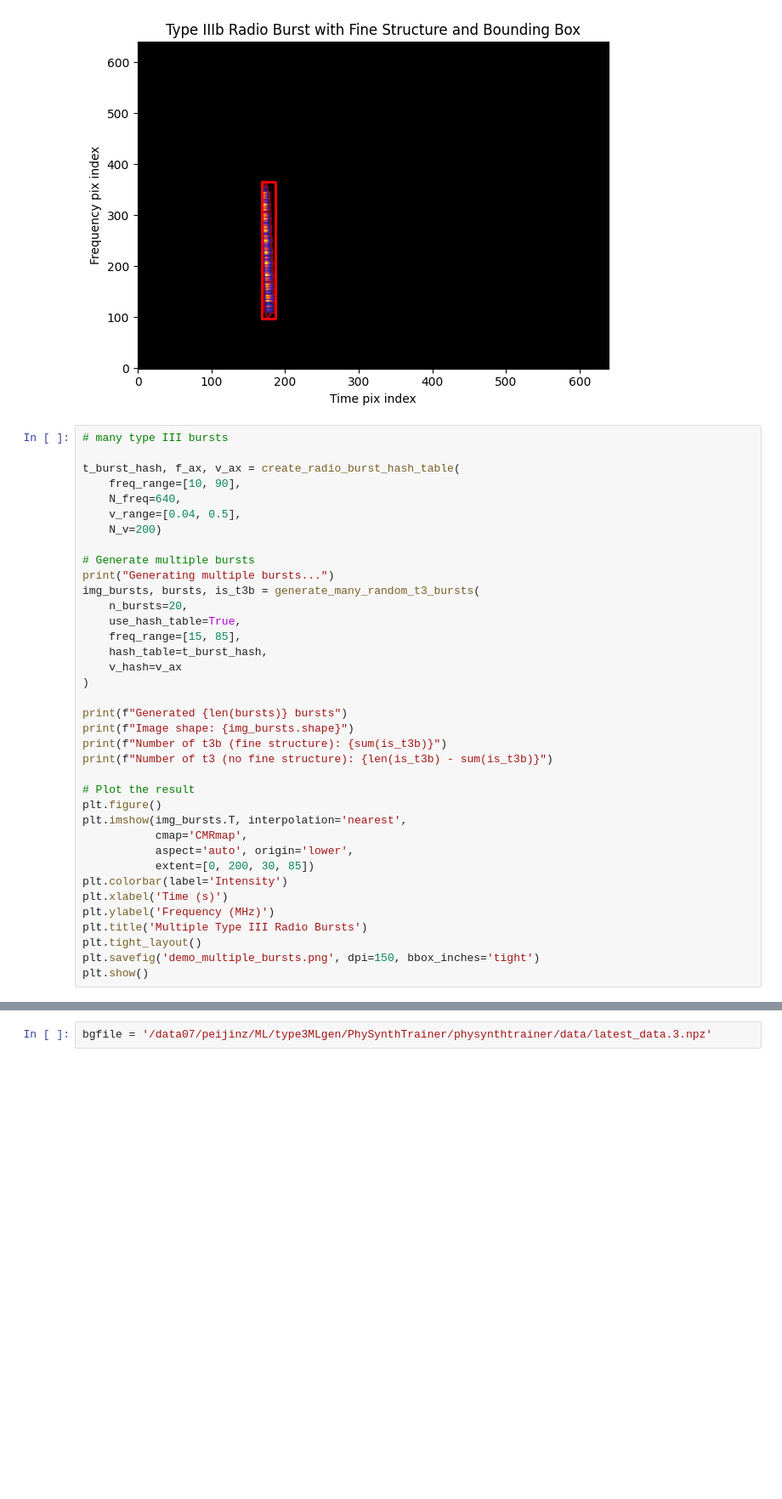
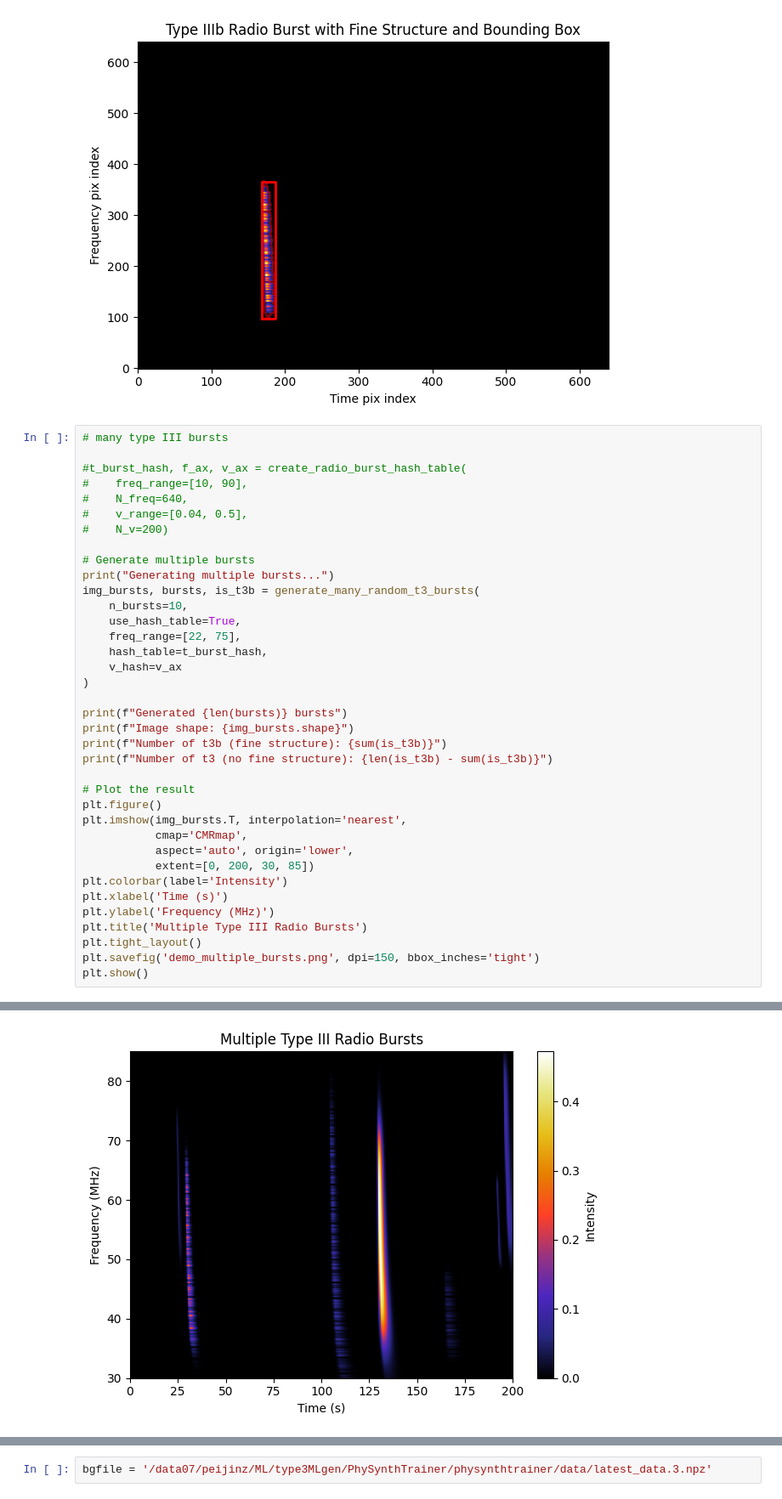
Before and after one commit to peijin94/PhySynthTrainer, a Jupyter notebook: example/demo.ipynb, the cells around one changed output, grey strips where cells are left out. Shown at 85% size. Cells and saved outputs as stored; diff of their text form; blank space fills up the shorter version.

```diff
--- a/example/demo.ipynb
+++ b/example/demo.ipynb
@@ -176,18 +176,18 @@ Has fine structure (t3b): True
 # %%
 # many type III bursts
 
-t_burst_hash, f_ax, v_ax = create_radio_burst_hash_table(
-    freq_range=[10, 90],
-    N_freq=640,
-    v_range=[0.04, 0.5],
-    N_v=200)
+#t_burst_hash, f_ax, v_ax = create_radio_burst_hash_table(
+#    freq_range=[10, 90],
+#    N_freq=640,
+#    v_range=[0.04, 0.5],
+#    N_v=200)
 
 # Generate multiple bursts
 print("Generating multiple bursts...")
 img_bursts, bursts, is_t3b = generate_many_random_t3_bursts(
-    n_bursts=20,
+    n_bursts=10,
     use_hash_table=True,
-    freq_range=[15, 85],
+    freq_range=[22, 75],
     hash_table=t_burst_hash,
     v_hash=v_ax
 )
@@ -210,3 +210,4 @@ plt.title('Multiple Type III Radio Bursts')
 plt.tight_layout()
 plt.savefig('demo_multiple_bursts.png', dpi=150, bbox_inches='tight')
 plt.show()
+# %% [output]
@@ -213,3 +219,4 @@ plt.show()
+[figure, added]
 # %%
 
 
```
Also changed, not shown: parts of 12 cells of this notebook, 5 other files.
